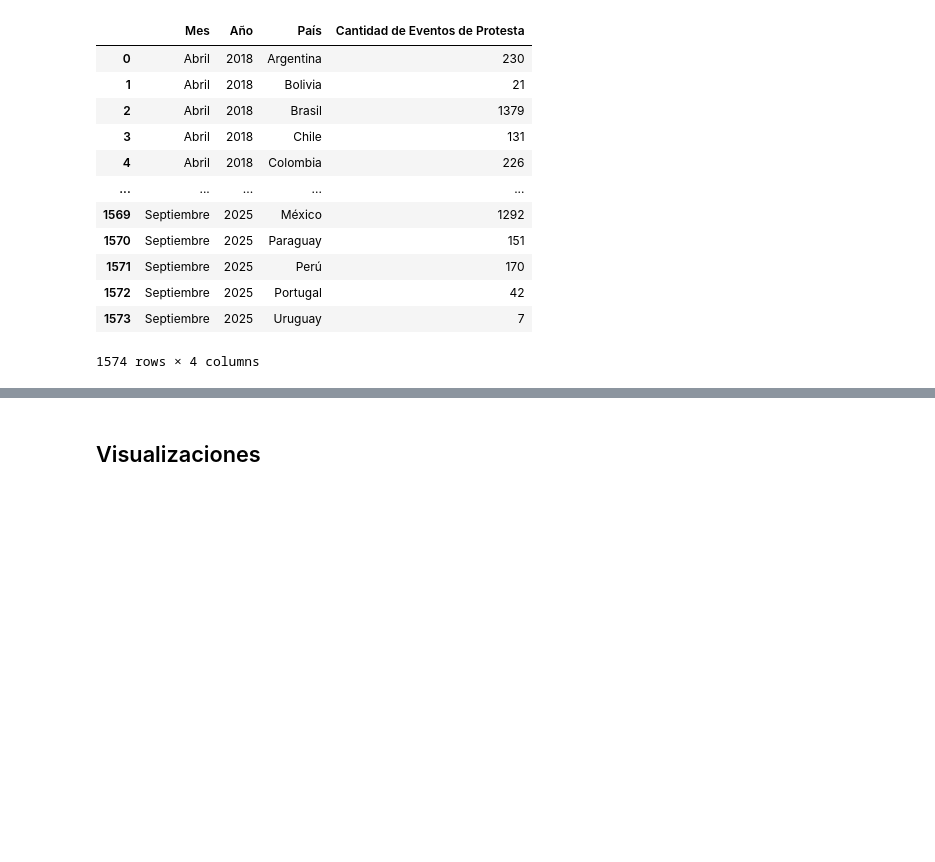
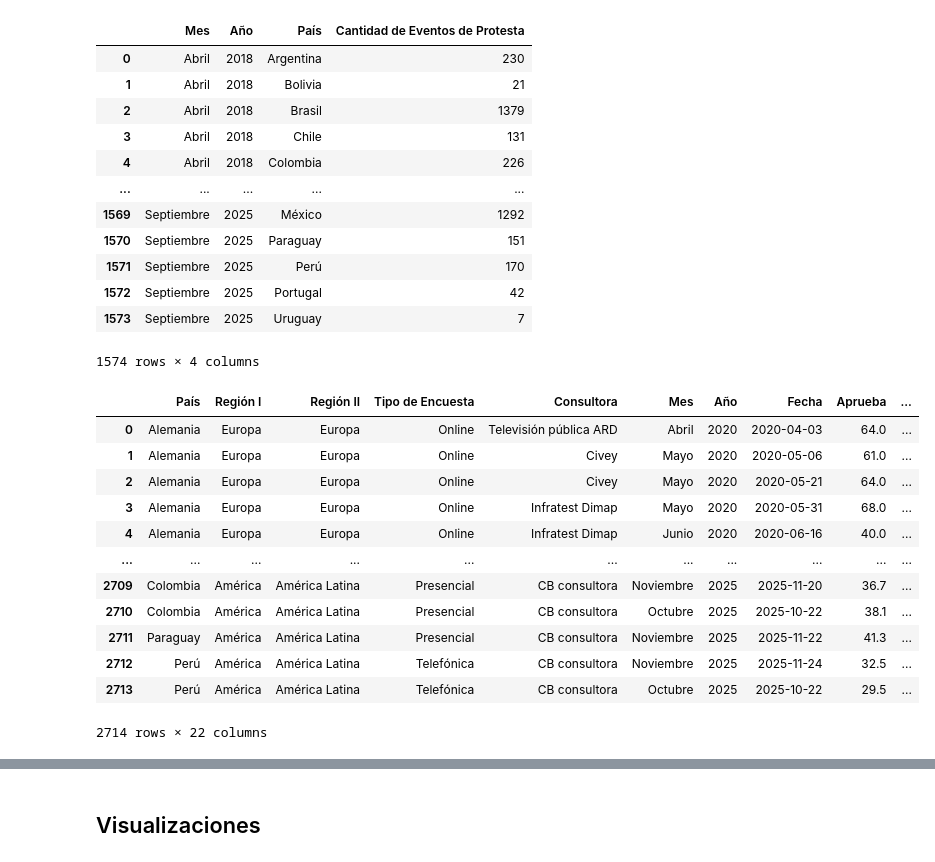
Before and after one commit to Claudio-Ferriz/Proyecto-AP-PS, a Jupyter notebook: Proyecto_AP_PS.ipynb, the cells around one changed output, grey strips where cells are left out. Cells and saved outputs as stored; diff of their text form; code cells hidden in the pictures; blank space fills up the shorter version.

```diff
--- a/Proyecto_AP_PS.ipynb
+++ b/Proyecto_AP_PS.ipynb
@@ -182,3 +182,24 @@ df_ps
 | 1572 | Septiembre | 2025 | Portugal | 42 |
 | 1573 | Septiembre | 2025 | Uruguay | 7 |
 1574 rows × 4 columns
+# %%
+# Por medio del merge se realiza un inner join para unir ambos df por
+# medio de las columnas 'proyecto_id'
+
+df_ap_ps = pd.merge(df_ap, df_ps, on=['Mes','Año','País'], how='inner')
+
+df_ap_ps
+# %% [output]
+|  | País | Región I | Región II | Tipo de Encuesta | Consultora | Mes | Año | Fecha | Aprueba | ... |
+| 0 | Alemania | Europa | Europa | Online | Televisión pública ARD | Abril | 2020 | 2020-04-03 | 64.0 | ... |
+| 1 | Alemania | Europa | Europa | Online | Civey | Mayo | 2020 | 2020-05-06 | 61.0 | ... |
+| 2 | Alemania | Europa | Europa | Online | Civey | Mayo | 2020 | 2020-05-21 | 64.0 | ... |
+| 3 | Alemania | Europa | Europa | Online | Infratest Dimap | Mayo | 2020 | 2020-05-31 | 68.0 | ... |
+| 4 | Alemania | Europa | Europa | Online | Infratest Dimap | Junio | 2020 | 2020-06-16 | 40.0 | ... |
+| ... | ... | ... | ... | ... | ... | ... | ... | ... | ... | ... |
+| 2709 | Colombia | América | América Latina | Presencial | CB consultora | Noviembre | 2025 | 2025-11-20 | 36.7 | ... |
+| 2710 | Colombia | América | América Latina | Presencial | CB consultora | Octubre | 2025 | 2025-10-22 | 38.1 | ... |
+| 2711 | Paraguay | América | América Latina | Presencial | CB consultora | Noviembre | 2025 | 2025-11-22 | 41.3 | ... |
+| 2712 | Perú | América | América Latina | Telefónica | CB consultora | Noviembre | 2025 | 2025-11-24 | 32.5 | ... |
+| 2713 | Perú | América | América Latina | Telefónica | CB consultora | Octubre | 2025 | 2025-10-22 | 29.5 | ... |
+2714 rows × 22 columns
```
Also changed, not shown: parts of 3 cells of this notebook.
